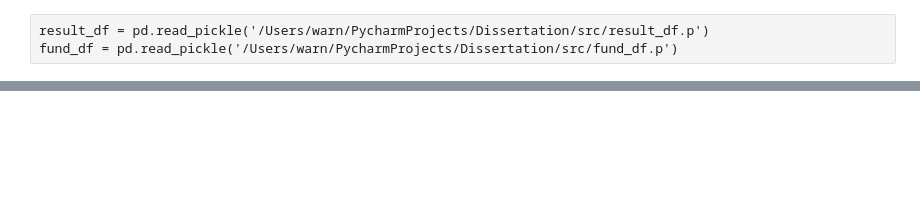
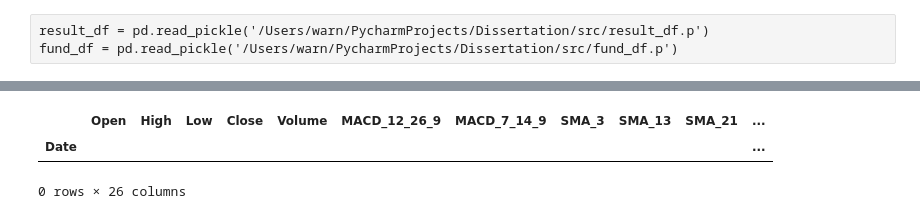
Before and after one commit to wangyouan/Dissertation, a Jupyter notebook: src/test.ipynb, the cells around one changed output, grey strips where cells are left out. Saved outputs shown, nothing was run; the diff lists cells and outputs as text; code cells hidden in the pictures; blank space fills up the shorter version.

Commit message:
Finish data process part

```diff
--- a/src/test.ipynb
+++ b/src/test.ipynb
@@ -165 +158,6 @@ DatetimeIndex(['2006-01-03', '2006-01-04', '2006-01-05', '2006-01-06',
+# %%
+for key in hibor_df.keys():
+    hibor_df[key] = hibor_df[key].apply(float)
+
+hibor_df.to_pickle('/Users/warn/PycharmProjects/Dissertation/data/HIBOR.p')
 # %%
@@ -219,0 +192,11 @@ data_df
+# %%
+mean = df.mean()
+for key in df.keys():
+
+    df[key] = df[key].replace(np.nan, mean[key])
+
+df[df['000001.SS'].isnull()]
+# %% [output]
+|  | Open | High | Low | Close | Volume | MACD_12_26_9 | MACD_7_14_9 | SMA_3 | SMA_13 | SMA_21 | ... |
+| Date |  |  |  |  |  |  |  |  |  |  | ... |
+0 rows × 26 columns
```
Also changed, not shown: parts of 11 cells of this notebook, 3 other files.
